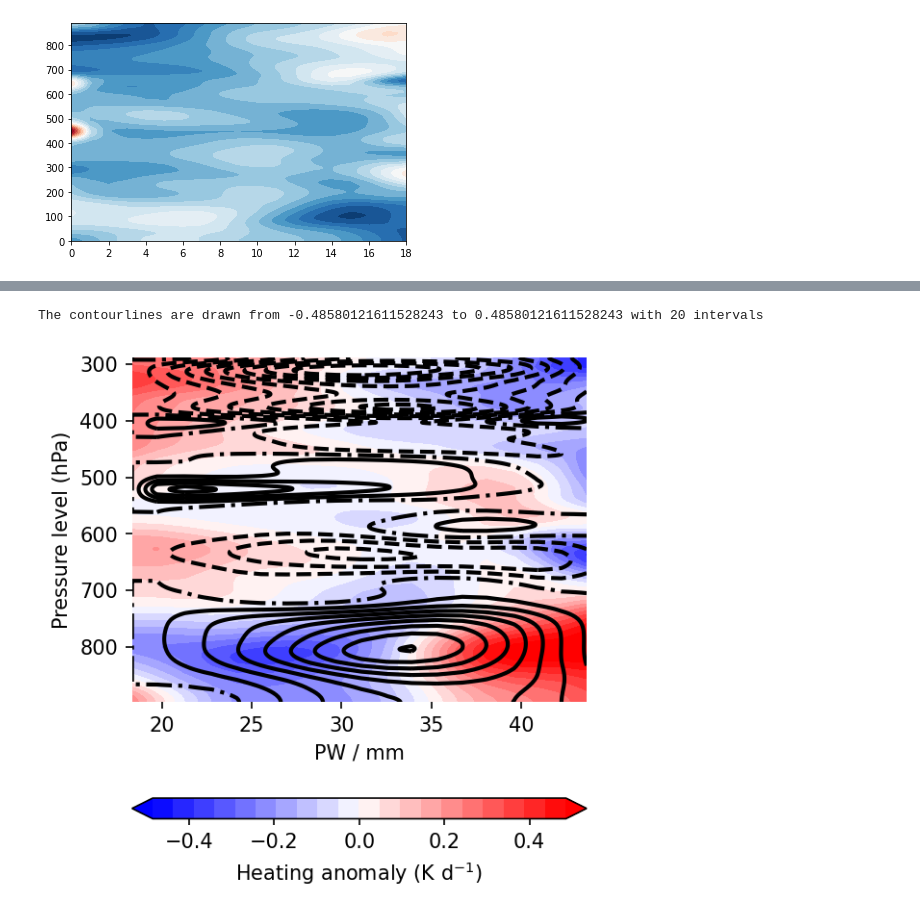
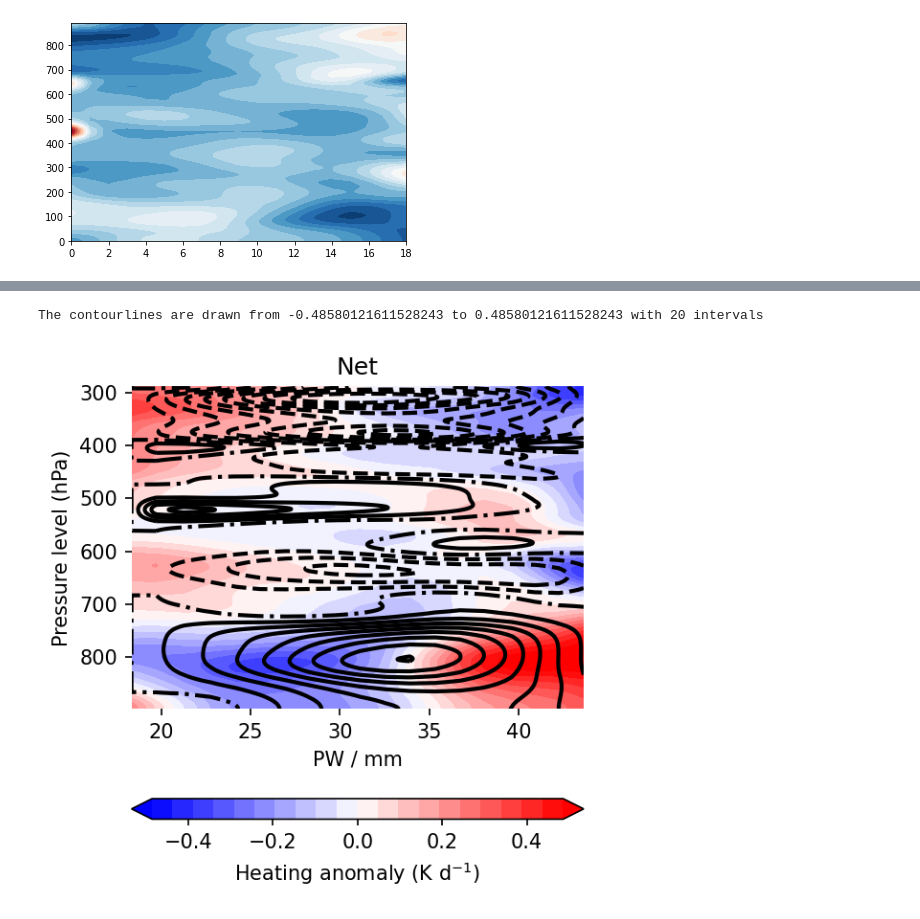
Before and after one commit to observingClouds/trade-wind-course_2021, a Jupyter notebook: PW_sorted_HeatingProfiles.ipynb, the cells around one changed output, grey strips where cells are left out. Saved outputs shown, nothing was run; the diff lists cells and outputs as text; code cells hidden in the pictures.

```diff
--- a/PW_sorted_HeatingProfiles.ipynb
+++ b/PW_sorted_HeatingProfiles.ipynb
@@ -228,7 +222,7 @@ Data variables:
     omega_clear                 (launch_time, alt) float64 ...
 # %%
 heating_anomaly = (ds_radiation_grp.q_rad - np.nanmean(ds_radiation_grp.q_rad,axis=0)) # axis 0 is altitude
-ds_radiation_grp["heating_anomaly_2"] = xr.DataArray(heating_anomaly, dims = ["pw_bins", "alt"])
+ds_radiation_grp["heating_anomaly_net"] = xr.DataArray(heating_anomaly, dims = ["pw_bins", "alt"])
 # %%
 ds_radiation_grp
 # %% [output]
@@ -258,16 +252,16 @@ plt.colorbar(label='heating anomaly per height level');
 # %% [output]
 [figure]
 # %%
-# Anomaly calculated after grouping
-omega_clear_2 = circ.wtg(ds_radiation_grp.temperature*units.kelvin,ds_radiation_grp.theta*units.kelvin,
-                  ds_radiation_grp.heating_anomaly_2 *units.kelvin/units.day,
-                  ds_radiation_grp.dtheta_dp*units.kelvin/units.pascal)
-ds_radiation_grp["omega_clear_2"] = xr.DataArray(omega_clear_2.metpy.magnitude, dims = ["pw_bins", "alt"])
-
 # Anomaly calculated after grouping
 omega_clear_bin_instant_net = circ.wtg(ds_radiation_grp.temperature*units.kelvin,ds_radiation_grp.theta*units.kelvin,
                   ds_radiation_grp.q_rad *units.kelvin/units.day,
                   ds_radiation_grp.dtheta_dp*units.kelvin/units.pascal)
 ds_radiation_grp["omega_clear_bin_instant_net"] = xr.DataArray(omega_clear_bin_instant_net.metpy.magnitude, dims = ["pw_bins", "alt"])
+
+# Anomaly calculated after grouping
+omega_clear_bin_instant_lw = circ.wtg(ds_radiation_grp.temperature*units.kelvin,ds_radiation_grp.theta*units.kelvin,
+                  ds_radiation_grp.q_rad_lw *units.kelvin/units.day,
+                  ds_radiation_grp.dtheta_dp*units.kelvin/units.pascal)
+ds_radiation_grp["omega_clear_bin_instant_lw"] = xr.DataArray(omega_clear_bin_instant_lw.metpy.magnitude, dims = ["pw_bins", "alt"])
 # %%
 # # smooth specific fields
@@ -370,31 +334,32 @@ cq1 = ax.contourf(ds_radiation_grp.pw[6:25],
                   ds_radiation_grp.pressure.mean(dim="pw_bins")/100,
                   Q_smooth_net_anomaly_sel.T,cmap="bwr",
                   levels=np.linspace(-bound,+bound,21),
                   extend="both")
 bound_ = np.nanmax([np.abs(np.nanpercentile(psi_smooth.T,1)),
                             np.abs(np.nanpercentile(psi_smooth.T,99))])
 
 p1  = ax.contour(ds_radiation_grp.pw[6:25],
                  ds_radiation_grp.pressure.mean(dim="pw_bins")/100,psi_smooth.T[:,:-1],colors='k',
                  levels=np.linspace(-bound_,+bound_,17),
                  interpolation="none",extend="both", linewidths=2) #21 lines
 p1.collections[8].set_linestyle('-.')
 
 print("The contourlines are drawn from {} to {} with 20 intervals".format(-bound,+bound))
 ax.set_xlabel(r'PW / mm')
 # ax.set_xticklabels(['0','20','40','60','80','100'])
 cb  = fig.colorbar(cq1, ax=ax,fraction=0.08,orientation="horizontal",pad=0.2)
 cb.set_label(r"Heating anomaly (K d$^{-1}$)")
 cb.set_ticks([-0.4,-0.2,0,0.2,0.4])
 
 ax.set_ylabel("Pressure level (hPa)")
 ax.invert_yaxis()
+ax.set_title('Net')
 plt.gca().spines['left'].set_color('none')
 plt.gca().spines['bottom'].set_color('none')
 plt.gca().spines['right'].set_color('none')
 plt.gca().spines['top'].set_color('none')
 plt.tight_layout()
 plt.show()
 # %% [output]
 The contourlines are drawn from -0.48580121611528243 to 0.48580121611528243 with 20 intervals
-[figure, old version]
+[figure, new version]
```
Also changed, not shown: parts of 18 cells of this notebook.
